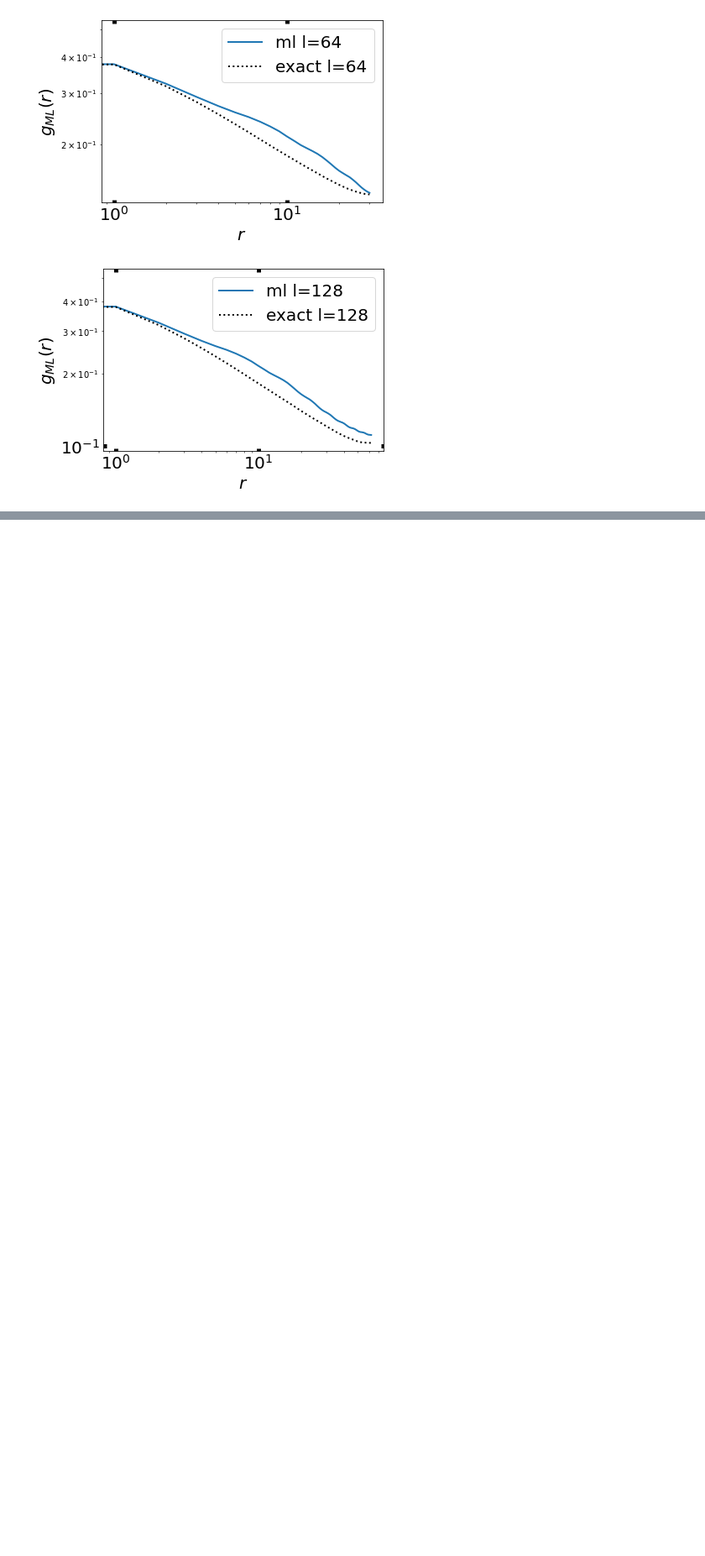
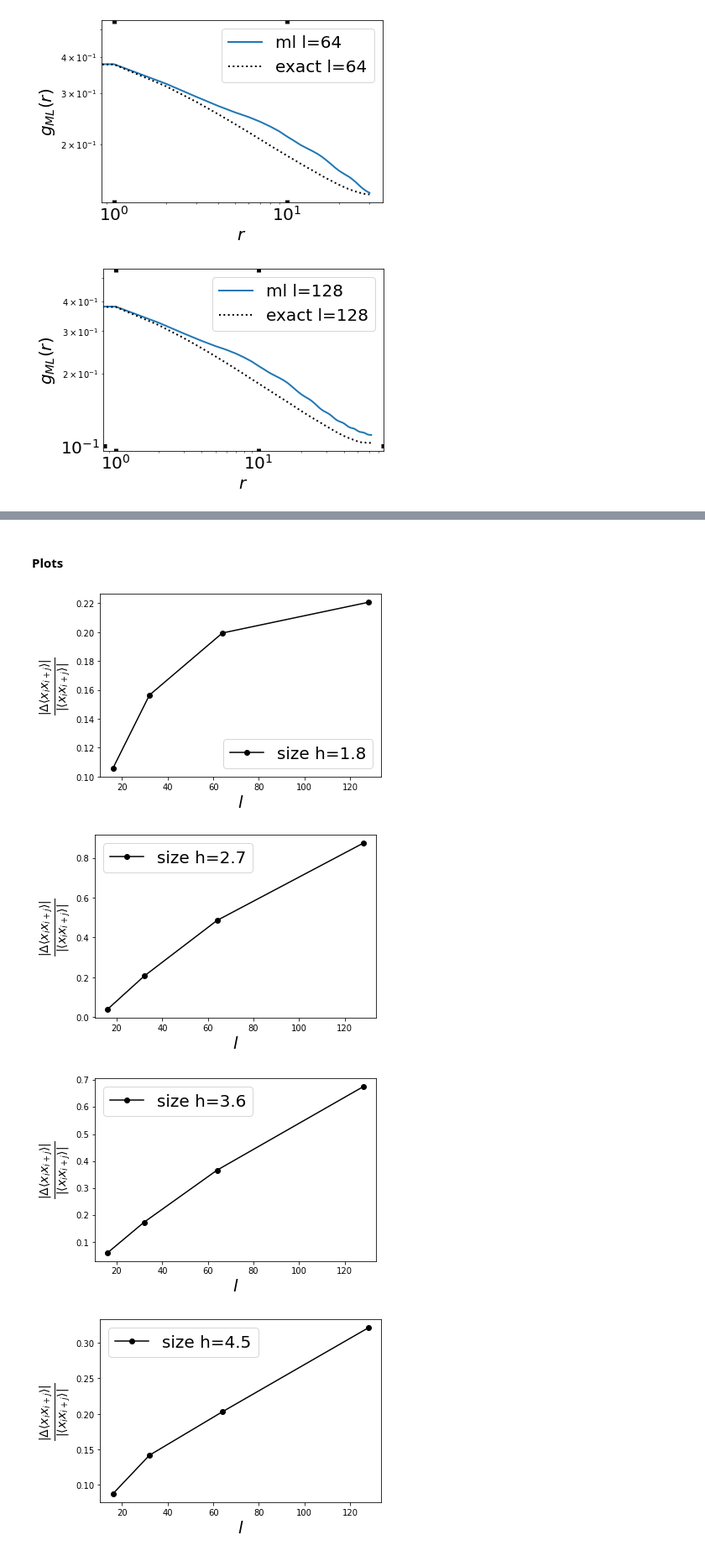
Before and after one commit to emacosta95/dft_for_ising, a Jupyter notebook: Correlation_function_analysis.ipynb, the cells around one changed output, grey strips where cells are left out. Shown: that part at 84% size. Cells and saved outputs as stored; diff of their text form; code cells hidden in the pictures; blank space fills up the shorter version.

```diff
--- a/Correlation_function_analysis.ipynb
+++ b/Correlation_function_analysis.ipynb
@@ -273,0 +293,37 @@ for i in range(len(g_l)):
+# %%
+batch=1000 #number of samples
+nbatch=10
+minibatch=int(batch/nbatch)
+ls=[16,32,64,128]
+h_max=[1.8,2.7,3.6,4.5]
+device='cpu'
+torch.set_num_threads(10)
+
+
+dxx_l=[]
+for l in ls:
+    dxx=[]
+    for i in trange(len(h_max)):
+        data=np.load(f'data/correlation_1nn_rebuilt/test_1nn_correlation_map_h_{h_max[i]}_1000_l_{l}_pbc_j_1.0.npz')
+        z=data['density'][:batch]
+        xx=data['correlation'][:batch]
+
+        z_torch=torch.tensor(z,dtype=torch.double,device=device)
+        print(z.shape)
+        #model=torch.load(f'model_rep/1nn_den2cor/h_{h_max}_150k_unet_periodic_den2corRESNET_[40, 40, 40, 40]_hc_5_ks_1_ps_4_nconv_0_nblock',map_location='cpu')
+        model=torch.load(f'model_rep/1nn_den2cor/h_{h_max[i]}_150k_unet_periodic_den2corLSTM_scalable_[20, 40]_hc_5_ks_2_ps_2_nconv_0_nblock',map_location=device)
+
+        model.eval()
+
+
+        for j in trange(nbatch):
+            #print(i)
+            x=model(z_torch[minibatch*j:minibatch*(j+1)]).cpu().detach().numpy()
+            if j==0:
+                xx_ml=x
+            else:
+                xx_ml=np.append(xx_ml,x,axis=0)
+
+        dxx.append(np.average(np.average(np.abs(xx-xx_ml),axis=(-1,-2))/np.average(np.abs(xx),axis=(-1,-2))))
+    dxx=np.asarray(dxx)
+    dxx_l.append(dxx)
@@ -273,0 +344,15 @@ for i in range(len(g_l)):
+# %% [markdown]
+#### Plots
+# %%
+dxx_l=np.asarray(dxx_l)
+for i in range(len(h_max)):
+    plt.plot(ls,dxx_l[:,i],marker='o',label=f'size h={h_max[i]}',color='black')
+    plt.legend(fontsize=20)
+    plt.xlabel(r'$l$',fontsize=20)
+    plt.ylabel(r'$\frac{|\Delta \langle x_i x_{i+j} \rangle|}{|\langle x_i x_{i+j} \rangle |}$',fontsize=20)
+    plt.show()
+# %% [output]
+[figure, added]
+[figure, added]
+[figure, added]
+[figure, added]
```
Also changed, not shown: parts of 7 cells of this notebook, 9 other files.
